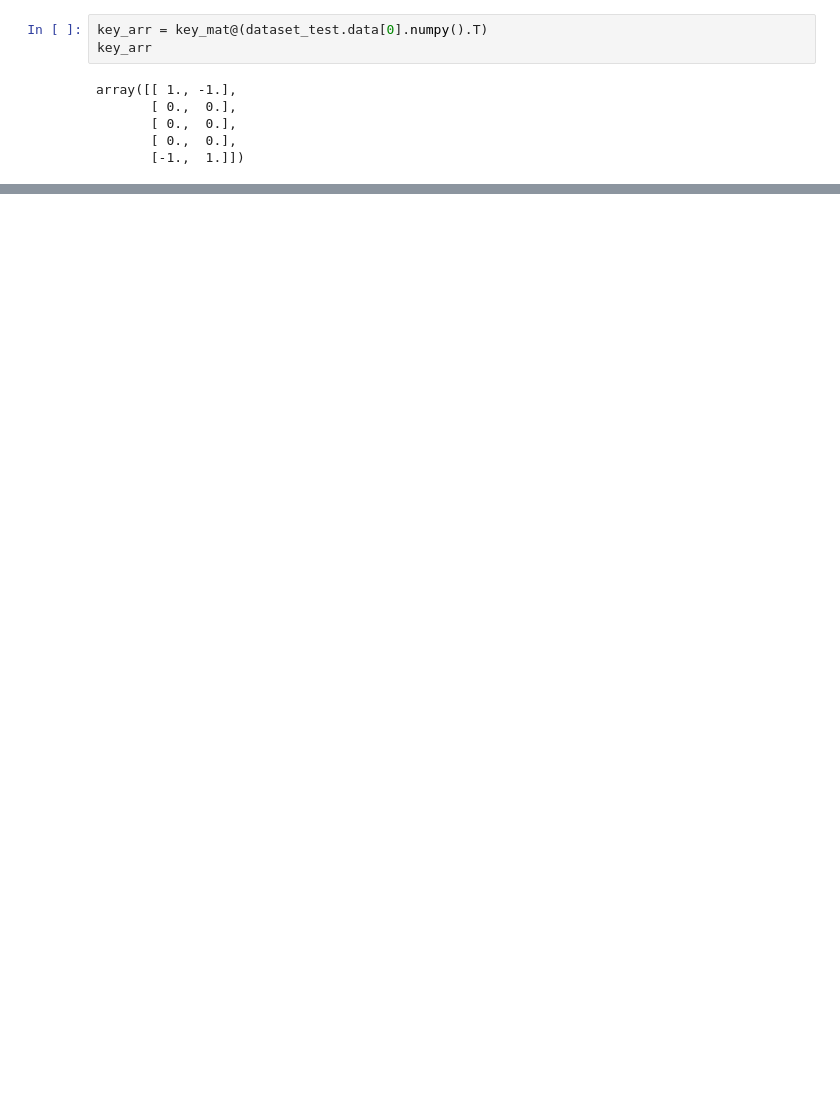
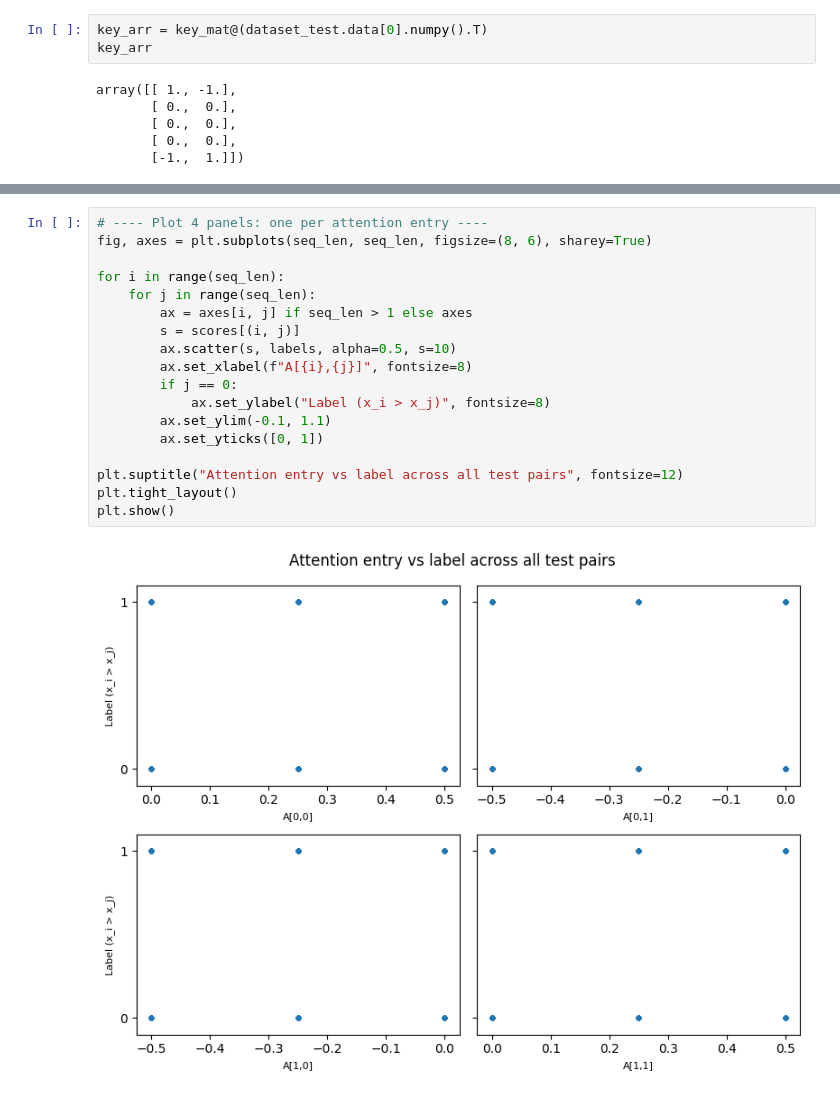
Before and after one commit to keith-murray/relational-attention, a Jupyter notebook: notebooks/ti_task/reverse_engineer.ipynb, the cells around one changed output, grey strips where cells are left out. Drawn from its saved outputs; the diff is of its cells as text; blank space fills up the shorter version.

```diff
--- a/notebooks/ti_task/reverse_engineer.ipynb
+++ b/notebooks/ti_task/reverse_engineer.ipynb
@@ -89,0 +156,20 @@ array([[ 0.25, -0.25],
+# %%
+# ---- Plot 4 panels: one per attention entry ----
+fig, axes = plt.subplots(seq_len, seq_len, figsize=(8, 6), sharey=True)
+
+for i in range(seq_len):
+    for j in range(seq_len):
+        ax = axes[i, j] if seq_len > 1 else axes
+        s = scores[(i, j)]
+        ax.scatter(s, labels, alpha=0.5, s=10)
+        ax.set_xlabel(f"A[{i},{j}]", fontsize=8)
+        if j == 0:
+            ax.set_ylabel("Label (x_i > x_j)", fontsize=8)
+        ax.set_ylim(-0.1, 1.1)
+        ax.set_yticks([0, 1])
+
+plt.suptitle("Attention entry vs label across all test pairs", fontsize=12)
+plt.tight_layout()
+plt.show()
+# %% [output]
+[figure, added]
```
Also changed, not shown: parts of 10 cells of this notebook.
